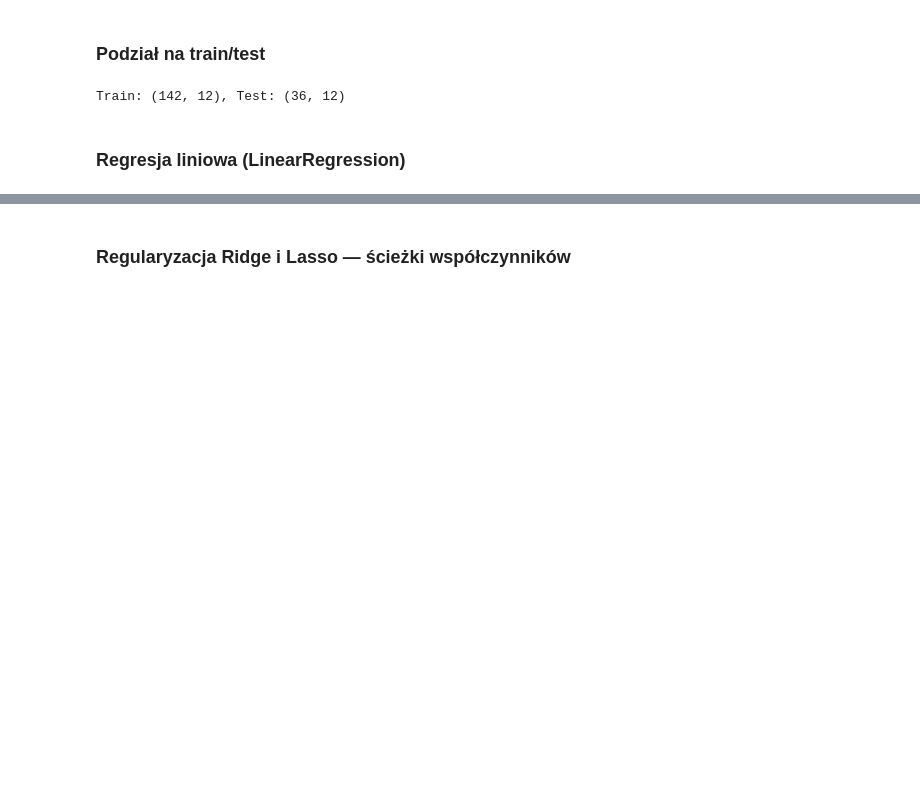
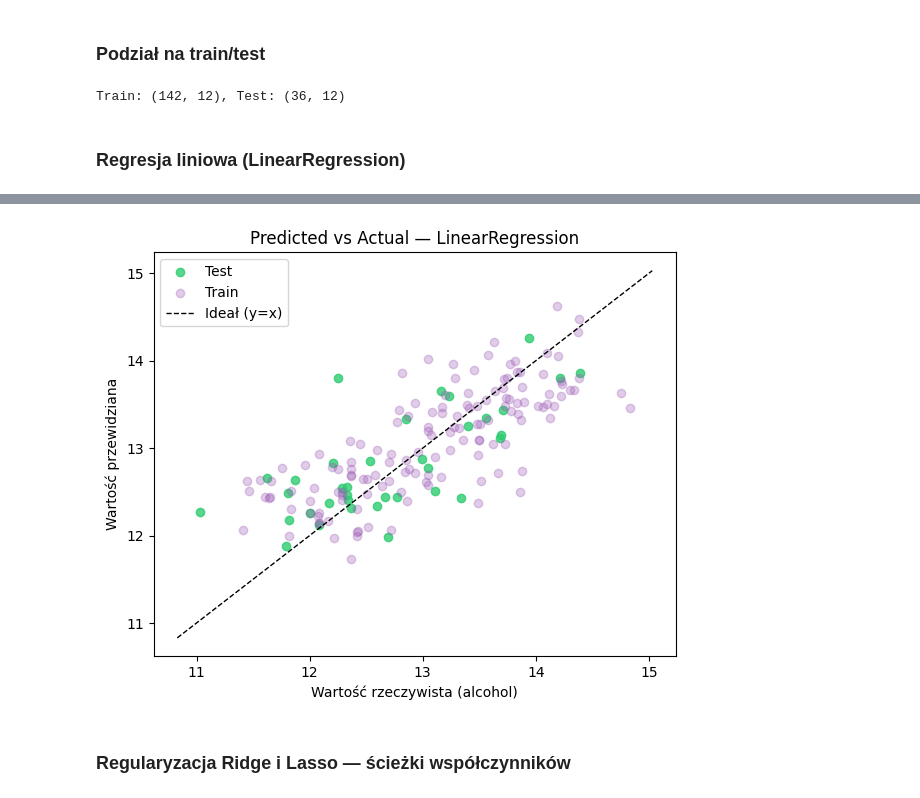
Before and after one commit to mikolaj-olesinski/Machine-Learning-PWR, a Jupyter notebook: lista2/lab2.ipynb, the cells around one changed output, grey strips where cells are left out. Drawn from its saved outputs; the diff is of its cells as text; code cells hidden in the pictures; blank space fills up the shorter version.

```diff
--- a/lista2/lab2.ipynb
+++ b/lista2/lab2.ipynb
@@ -127,3 +131,21 @@ plt.show()
+# %%
+fig, ax = plt.subplots(figsize=(6, 5))
+
+ax.scatter(y_wine_test, y_test_pred, alpha=0.8, color='#2ecc71', label='Test')
+ax.scatter(y_wine_train, y_train_pred, alpha=0.3, color='#9b59b6', label='Train')
+
+lims = [min(y_wine.min(), y_test_pred.min()) - 0.2,
+        max(y_wine.max(), y_test_pred.max()) + 0.2]
+ax.plot(lims, lims, 'k--', linewidth=1, label='Ideał (y=x)')
+
+ax.set_xlabel('Wartość rzeczywista (alcohol)')
+ax.set_ylabel('Wartość przewidziana')
+ax.set_title('Predicted vs Actual — LinearRegression')
+ax.legend()
+plt.tight_layout()
+plt.show()
+# %% [output]
+[figure, added]
 # %% [markdown]
 ### Regularyzacja Ridge i Lasso — ścieżki współczynników
 # %%
```
Also changed, not shown: parts of 9 cells of this notebook, 1 other file.
